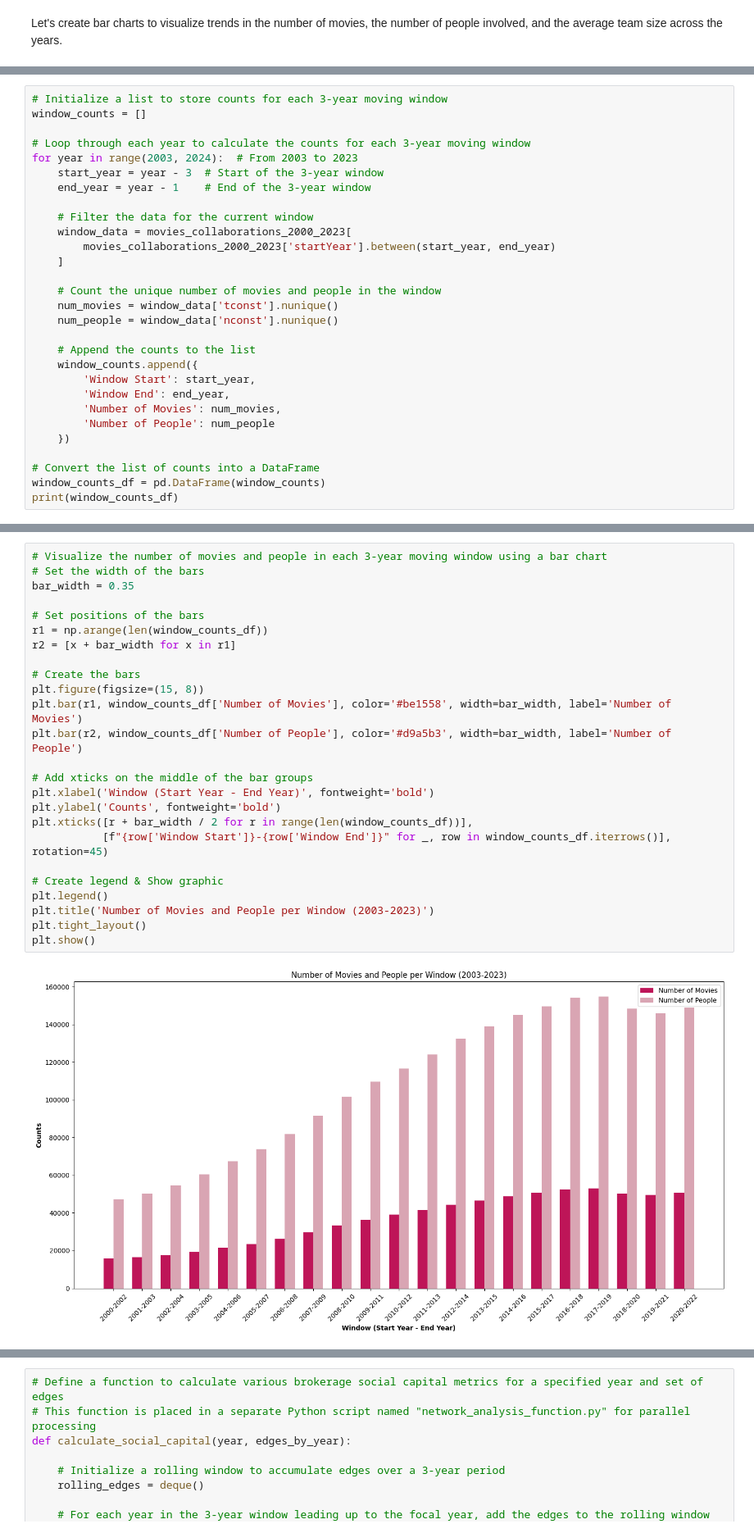
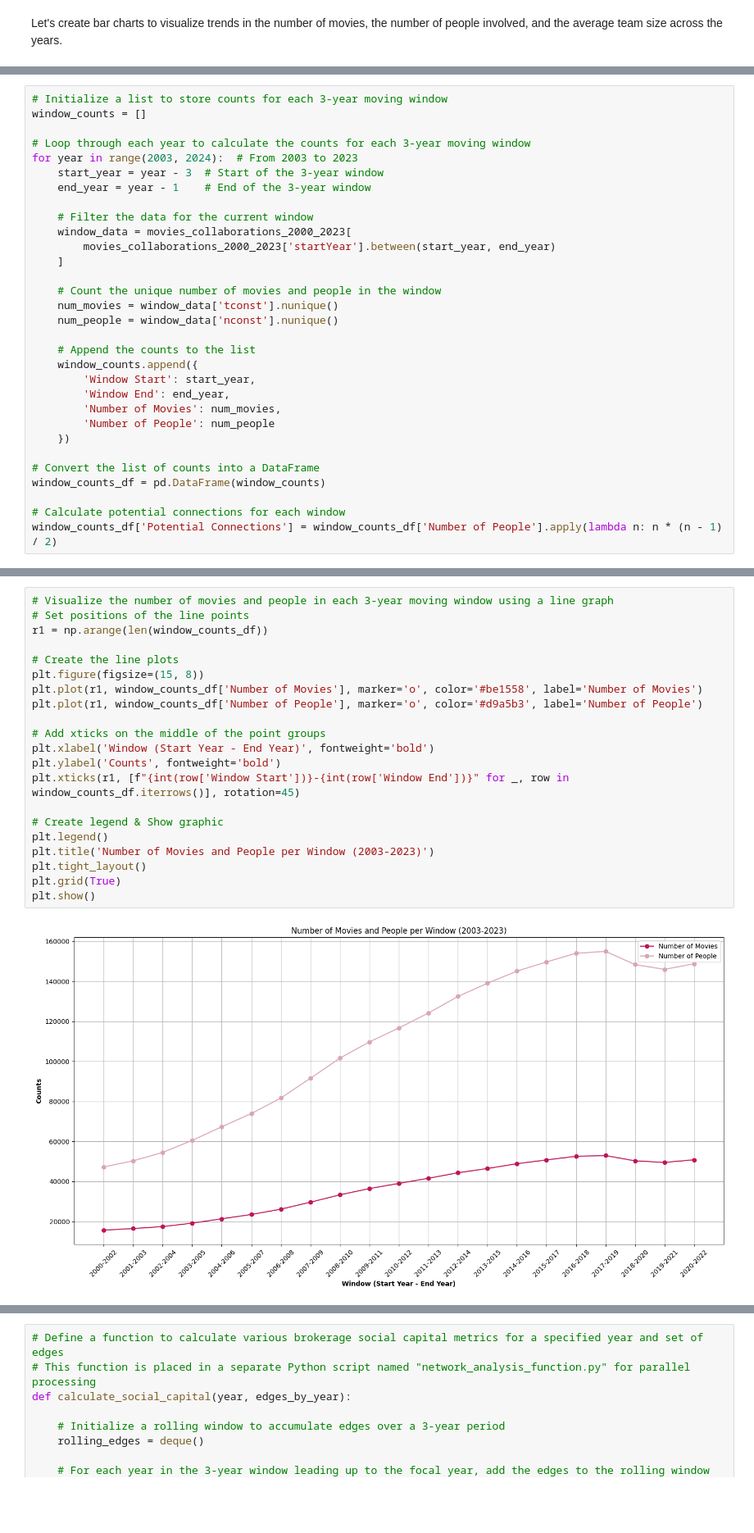
Before and after one commit to nhunguyen0901/SocialNetworks_CareerLongevity, a Jupyter notebook: Phase_2_Constructing_Filmmaker_Network.ipynb, the cells around one changed output, grey strips where cells are left out. Shown at 82% size. Saved outputs shown, nothing was run; the diff lists cells and outputs as text; blank space fills up the shorter version.

```diff
--- a/Phase_2_Constructing_Filmmaker_Network.ipynb
+++ b/Phase_2_Constructing_Filmmaker_Network.ipynb
@@ -212,4 +223,6 @@ for year in range(2003, 2024):  # From 2003 to 2023
 
 # Convert the list of counts into a DataFrame
 window_counts_df = pd.DataFrame(window_counts)
-print(window_counts_df)
+
+# Calculate potential connections for each window
+window_counts_df['Potential Connections'] = window_counts_df['Number of People'].apply(lambda n: n * (n - 1) / 2)
@@ -236,27 +251,23 @@ Looks like our smallest network is the 2000-2002 window (comprising 47,308 creat
 # %%
-# Visualize the number of movies and people in each 3-year moving window using a bar chart
-# Set the width of the bars
-bar_width = 0.35
+# Visualize the number of movies and people in each 3-year moving window using a line graph
+# Set positions of the line points
+r1 = np.arange(len(window_counts_df))
 
-# Set positions of the bars
-r1 = np.arange(len(window_counts_df))
-r2 = [x + bar_width for x in r1]
+# Create the line plots
+plt.figure(figsize=(15, 8))
+plt.plot(r1, window_counts_df['Number of Movies'], marker='o', color='#be1558', label='Number of Movies')
+plt.plot(r1, window_counts_df['Number of People'], marker='o', color='#d9a5b3', label='Number of People')
 
-# Create the bars
-plt.figure(figsize=(15, 8))
-plt.bar(r1, window_counts_df['Number of Movies'], color='#be1558', width=bar_width, label='Number of Movies')
-plt.bar(r2, window_counts_df['Number of People'], color='#d9a5b3', width=bar_width, label='Number of People')
-
-# Add xticks on the middle of the bar groups
+# Add xticks on the middle of the point groups
 plt.xlabel('Window (Start Year - End Year)', fontweight='bold')
 plt.ylabel('Counts', fontweight='bold')
-plt.xticks([r + bar_width / 2 for r in range(len(window_counts_df))],
-           [f"{row['Window Start']}-{row['Window End']}" for _, row in window_counts_df.iterrows()], rotation=45)
+plt.xticks(r1, [f"{int(row['Window Start'])}-{int(row['Window End'])}" for _, row in window_counts_df.iterrows()], rotation=45)
 
 # Create legend & Show graphic
 plt.legend()
 plt.title('Number of Movies and People per Window (2003-2023)')
 plt.tight_layout()
+plt.grid(True)
 plt.show()
 # %% [output]
-[figure, old version]
+[figure, new version]
```
Also changed, not shown: parts of 39 cells of this notebook, 1 other file.
